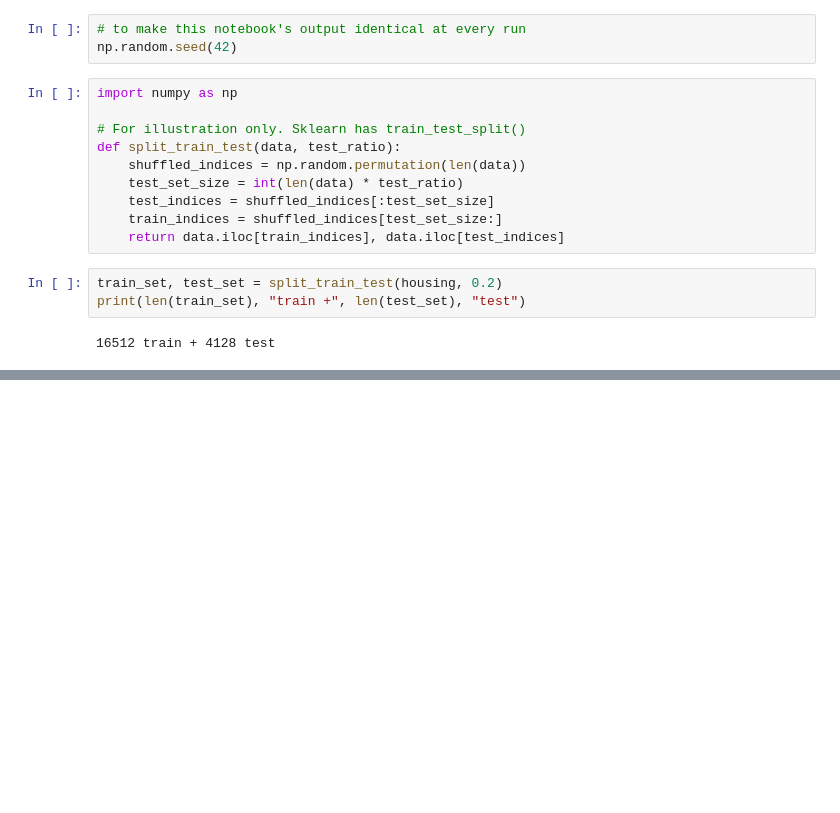
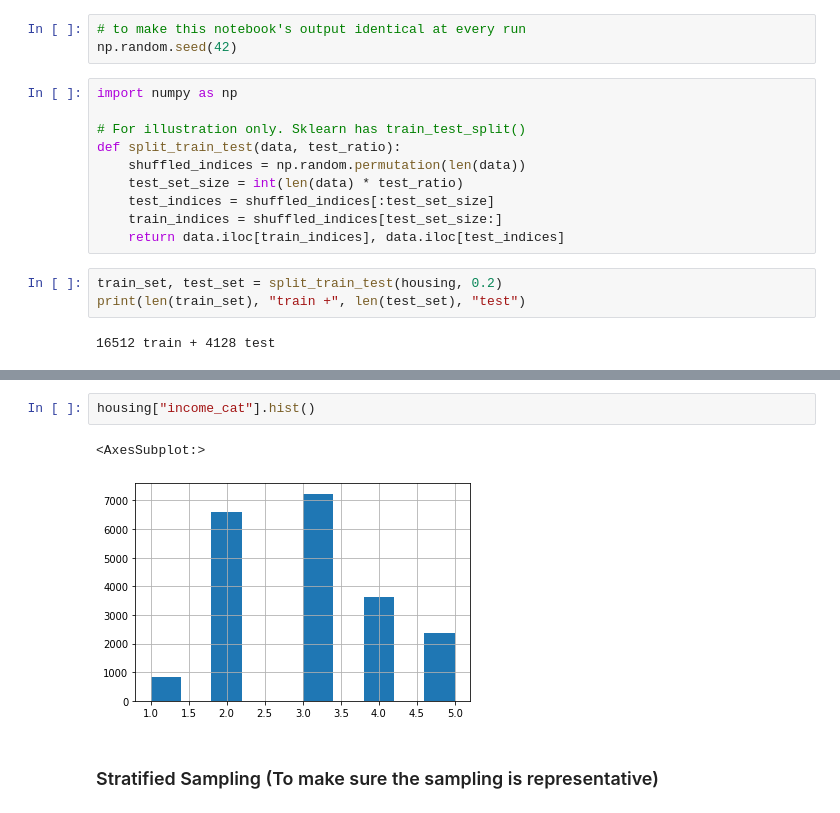
Before and after one commit to dbustosp/handson-ml, a Jupyter notebook: Housing.ipynb, the cells around one changed output, grey strips where cells are left out. Saved outputs shown, nothing was run; the diff lists cells and outputs as text; blank space fills up the shorter version.

Commit message:
Generating Test Sampling

```diff
--- a/Housing.ipynb
+++ b/Housing.ipynb
@@ -105,0 +174,7 @@ print(len(train_set), "train +", len(test_set), "test")
+# %%
+housing["income_cat"].hist()
+# %% [output]
+<AxesSubplot:>
+[figure, added]
+# %% [markdown]
+### Stratified Sampling (To make sure the sampling is representative)
```
Also changed, not shown: parts of 19 cells of this notebook.
